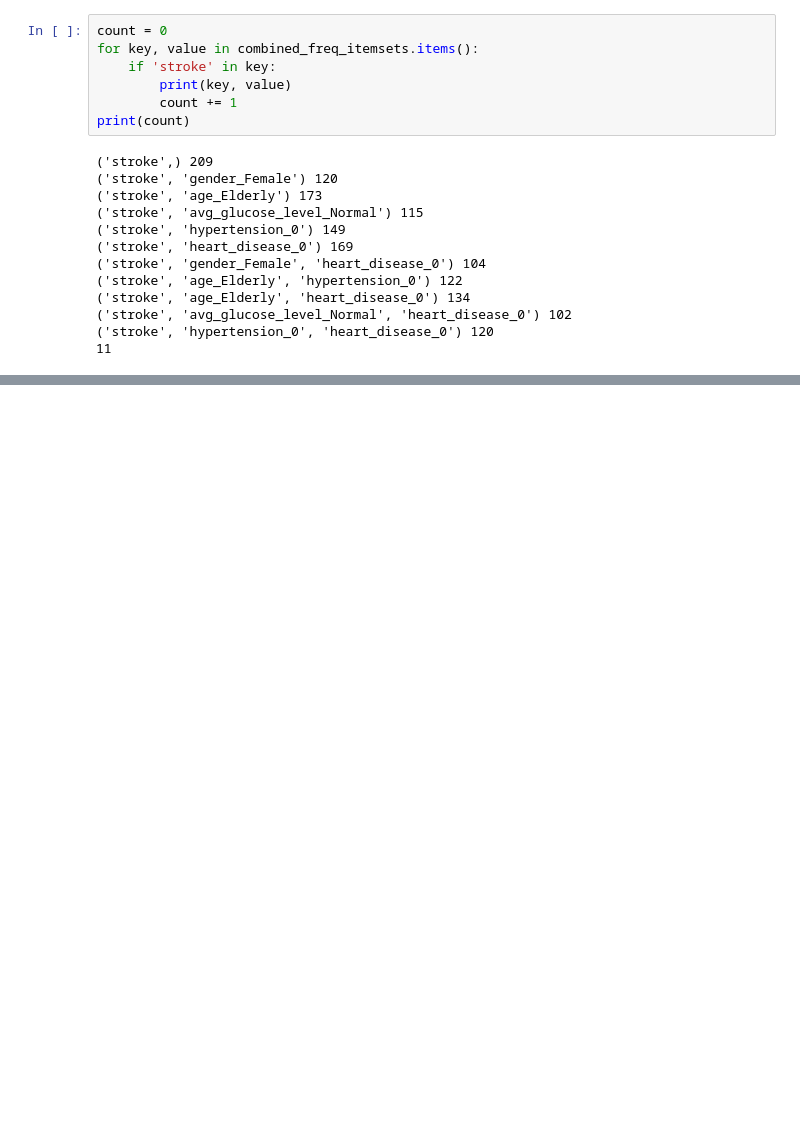
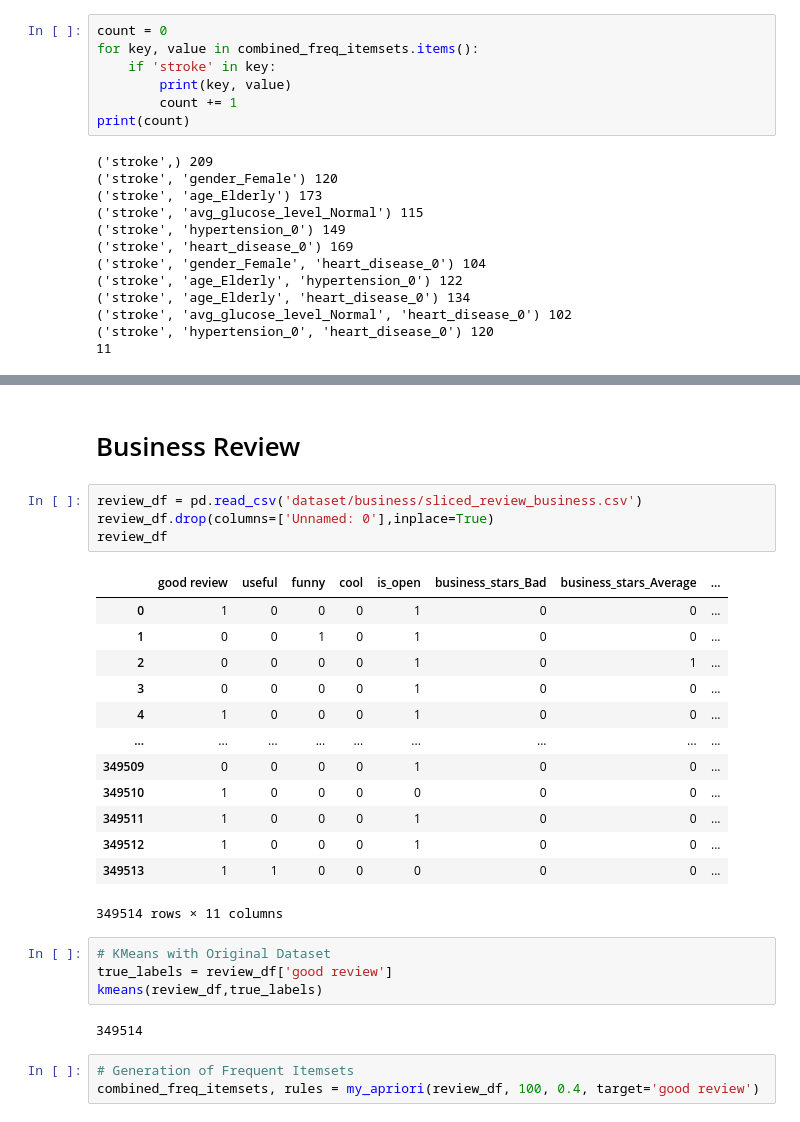
Before and after one commit to gtengwei/CZ4032-Data-Mining, a Jupyter notebook: kmeans.ipynb, the cells around one changed output, grey strips where cells are left out. Drawn from its saved outputs; the diff is of its cells as text; blank space fills up the shorter version.

```diff
--- a/kmeans.ipynb
+++ b/kmeans.ipynb
@@ -586,0 +577,29 @@ NMI: 0.7919058935824026
+# %% [markdown]
+# Business Review
+# %%
+review_df = pd.read_csv('dataset/business/sliced_review_business.csv')
+review_df.drop(columns=['Unnamed: 0'],inplace=True)
+review_df
+# %% [output]
+|  | good review | useful | funny | cool | is_open | business_stars_Bad | business_stars_Average | ... |
+| 0 | 1 | 0 | 0 | 0 | 1 | 0 | 0 | ... |
+| 1 | 0 | 0 | 1 | 0 | 1 | 0 | 0 | ... |
+| 2 | 0 | 0 | 0 | 0 | 1 | 0 | 1 | ... |
+| 3 | 0 | 0 | 0 | 0 | 1 | 0 | 0 | ... |
+| 4 | 1 | 0 | 0 | 0 | 1 | 0 | 0 | ... |
+| ... | ... | ... | ... | ... | ... | ... | ... | ... |
+| 349509 | 0 | 0 | 0 | 0 | 1 | 0 | 0 | ... |
+| 349510 | 1 | 0 | 0 | 0 | 0 | 0 | 0 | ... |
+| 349511 | 1 | 0 | 0 | 0 | 1 | 0 | 0 | ... |
+| 349512 | 1 | 0 | 0 | 0 | 1 | 0 | 0 | ... |
+| 349513 | 1 | 1 | 0 | 0 | 0 | 0 | 0 | ... |
+349514 rows × 11 columns
+# %%
+# KMeans with Original Dataset
+true_labels = review_df['good review']
+kmeans(review_df,true_labels)
+# %% [output]
+349514
+# %%
+# Generation of Frequent Itemsets
+combined_freq_itemsets, rules = my_apriori(review_df, 100, 0.4, target='good review')
```
Also changed, not shown: parts of 38 cells of this notebook, 1 other file.
